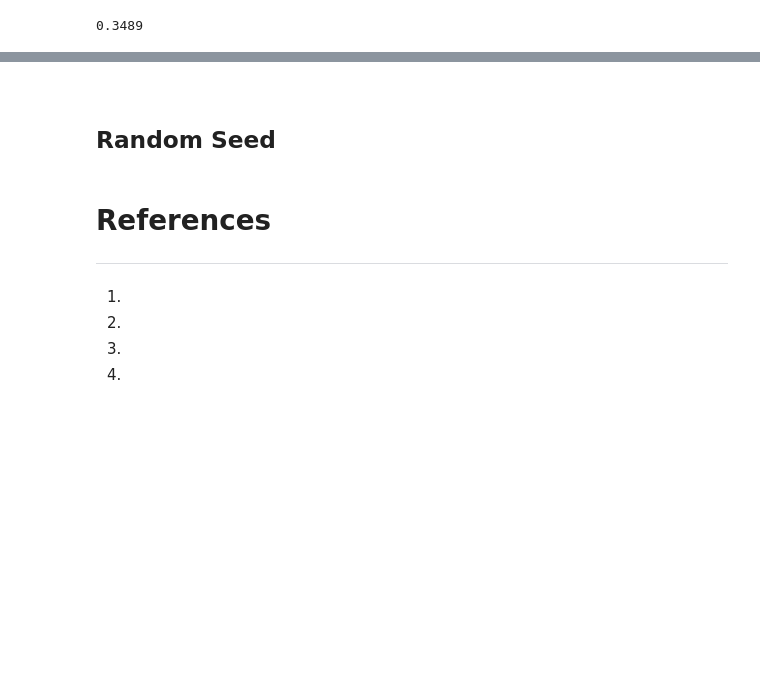
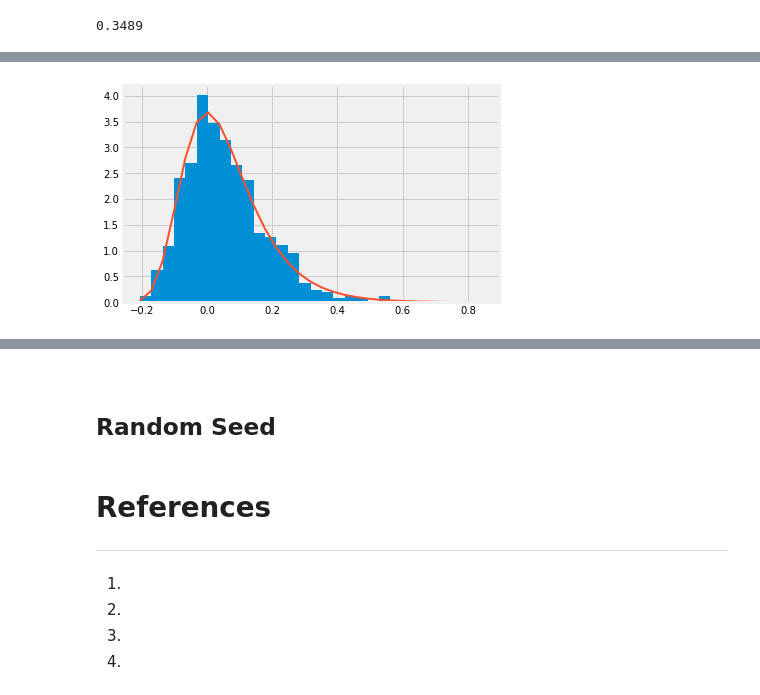
Before and after one commit to SarahMcN25/numpy-random, a Jupyter notebook: numpy-random.ipynb, the cells around one changed output, grey strips where cells are left out. Drawn from its saved outputs; the diff is of its cells as text; code cells hidden in the pictures; blank space fills up the shorter version.

Commit message:
random gumbel function added to notebook

```diff
--- a/numpy-random.ipynb
+++ b/numpy-random.ipynb
@@ -670,0 +690,19 @@ The [Gumbel Function](https://numpy.org/doc/stable/reference/random/generated/nu
+# %%
+# EXAMPLE
+
+# Set mu to 0 as the mean/centre of distribution - the location
+# Set beta to 0.1 as the continous random variable - the scale
+
+mu, beta = 0, 0.1
+s = rng.gumbel(mu, beta, 1000)
+# %%
+# setting r to show the gumbel distribution by:
+# diving 1 by 0.1 then multiplying it by the negative exponential value of bins minus mu divided by beta
+# then multiplying that by the exponential value of the negative exponential value of bins minus mu divided by beta
+
+count, bins, ignored = plt.hist(s, 30, density=True)
+r = (1/beta)*np.exp(-(bins-mu)/beta)*np.exp(-np.exp(-(bins-mu)/beta))
+plt.plot(bins, r, linewidth=2)
+plt.show()
+# %% [output]
+[figure, added]
```
Also changed, not shown: parts of 38 cells of this notebook, 1 other file.
